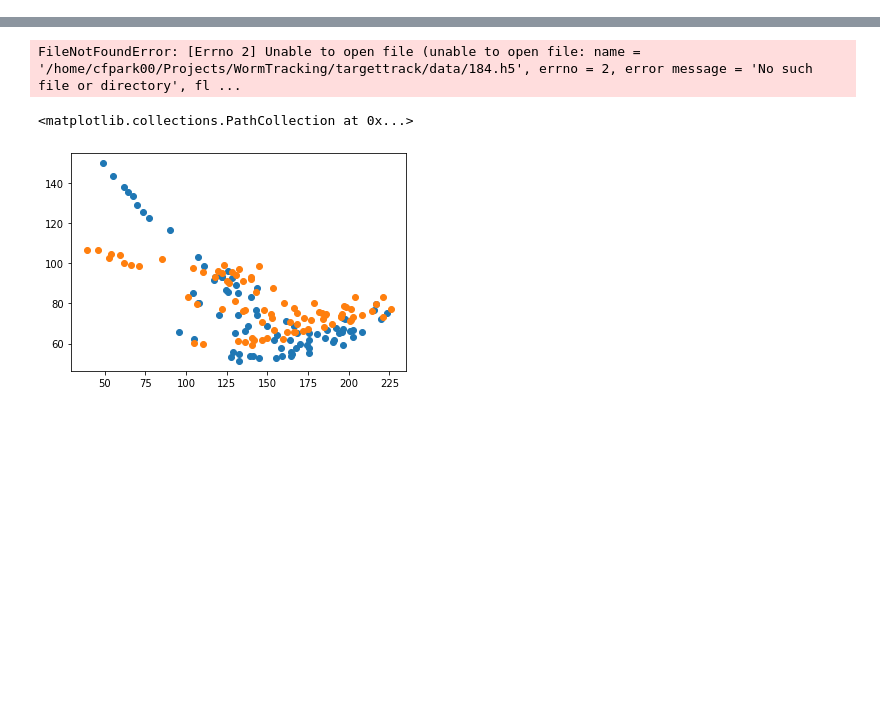
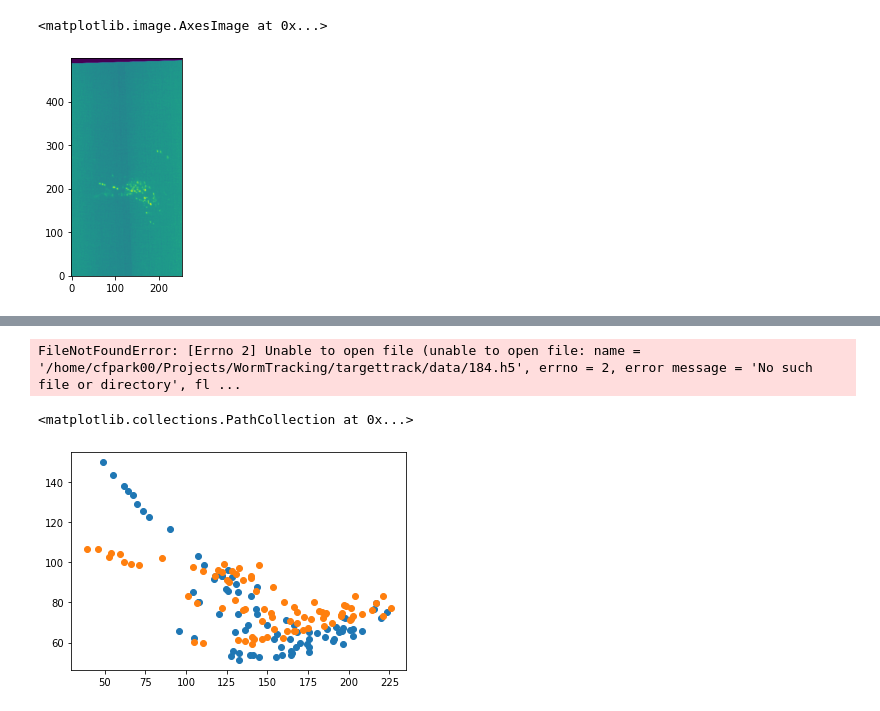
Before and after one commit to cfpark00/TrackingGUI, a Jupyter notebook: tester.ipynb, the cells around one changed output, grey strips where cells are left out. Cells and saved outputs as stored; diff of their text form; code cells hidden in the pictures; blank space fills up the shorter version.

```diff
--- a/tester.ipynb
+++ b/tester.ipynb
@@ -8,0 +10,12 @@ import matplotlib.pyplot as plt
+# %%
+dataset=Dataset("data/2022_03_21_1.h5")
+dataset.open()
+# %%
+fr=dataset.get_frame(0)
+# %%
+im=fr[0].max(2)
+center=np.array(im.shape)/2-0.5
+plt.imshow(im.T,origin="lower")
+# %% [output]
+<matplotlib.image.AxesImage at 0x...>
+[figure, added]
```
Also changed, not shown: parts of 4 cells of this notebook, 1 other file.
